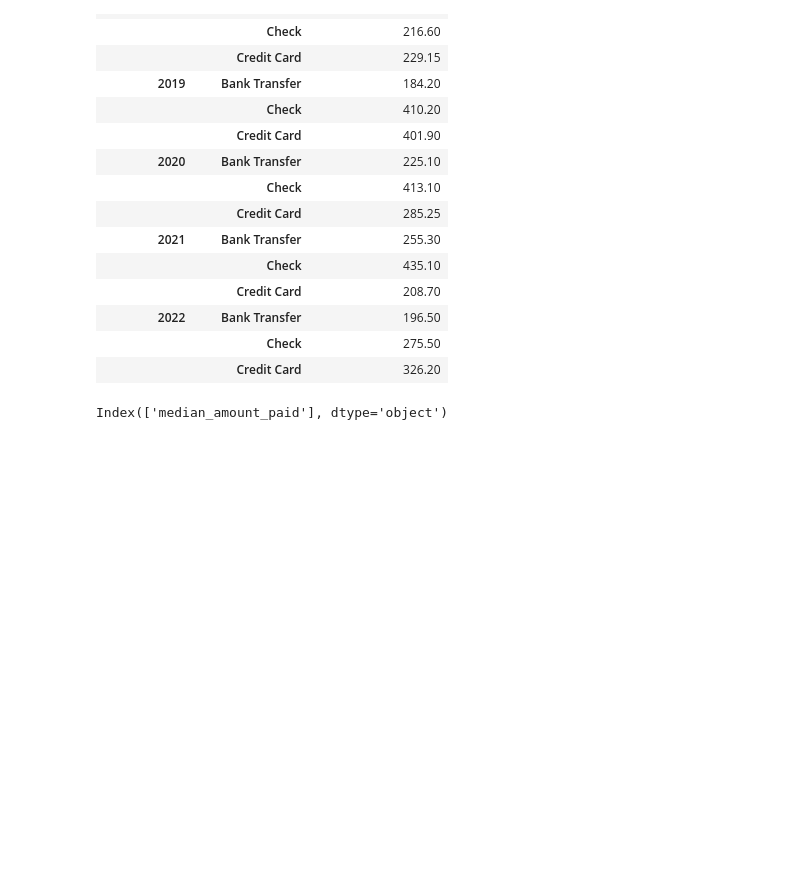
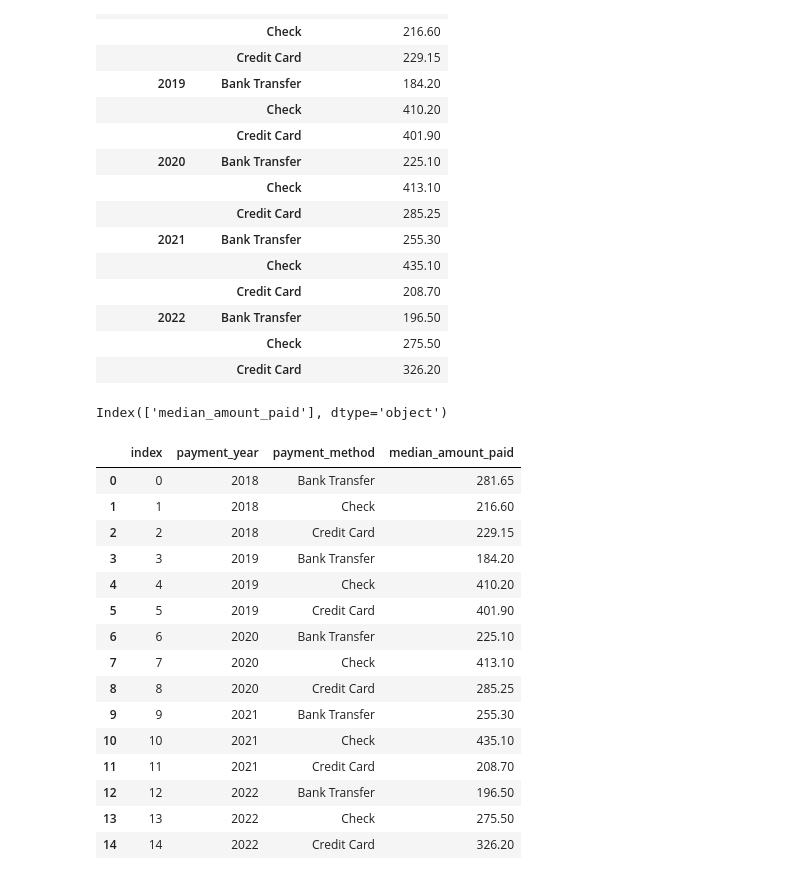
Before and after one commit to santoshsriharsha/analyze-financial-data, a Jupyter notebook: Q4-median-amount-per-payment-method/04-Median-payment-per-payment-method.ipynb, the cells around one changed output. Cells and saved outputs as stored; diff of their text form; code cells hidden in the pictures; blank space fills up the shorter version.

```diff
--- a/Q4-median-amount-per-payment-method/04-Median-payment-per-payment-method.ipynb
+++ b/Q4-median-amount-per-payment-method/04-Median-payment-per-payment-method.ipynb
@@ -72,0 +79,19 @@ result_median_payment_df.to_csv('result_median_payment_per_year_per_payment_meth
+# %%
+result_median_payment_df
+# %% [output]
+|  | index | payment_year | payment_method | median_amount_paid |
+| 0 | 0 | 2018 | Bank Transfer | 281.65 |
+| 1 | 1 | 2018 | Check | 216.60 |
+| 2 | 2 | 2018 | Credit Card | 229.15 |
+| 3 | 3 | 2019 | Bank Transfer | 184.20 |
+| 4 | 4 | 2019 | Check | 410.20 |
+| 5 | 5 | 2019 | Credit Card | 401.90 |
+| 6 | 6 | 2020 | Bank Transfer | 225.10 |
+| 7 | 7 | 2020 | Check | 413.10 |
+| 8 | 8 | 2020 | Credit Card | 285.25 |
+| 9 | 9 | 2021 | Bank Transfer | 255.30 |
+| 10 | 10 | 2021 | Check | 435.10 |
+| 11 | 11 | 2021 | Credit Card | 208.70 |
+| 12 | 12 | 2022 | Bank Transfer | 196.50 |
+| 13 | 13 | 2022 | Check | 275.50 |
+| 14 | 14 | 2022 | Credit Card | 326.20 |
```
Also changed, not shown: parts of 6 cells of this notebook, 1 other file.
